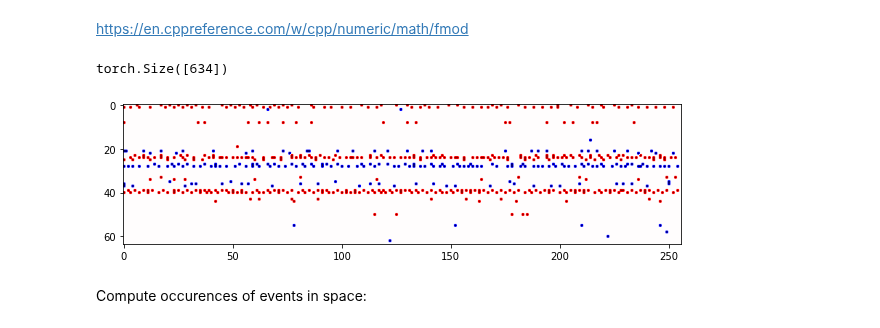
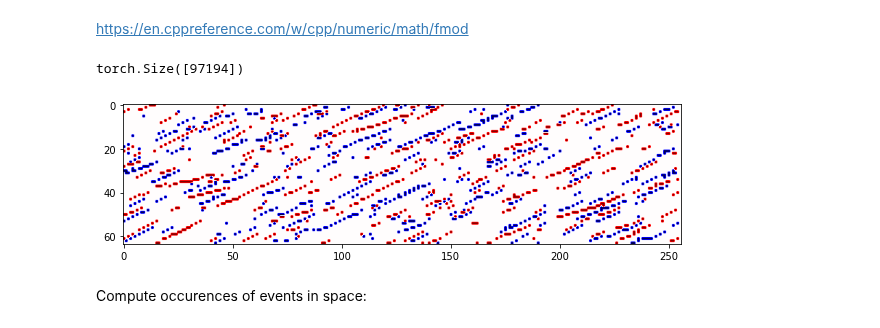
Before and after one commit to AntoineGrimaldi/aprovhots, a Jupyter notebook: notebook/2022-01-24_EMD.ipynb, the cells around one changed output. Cells and saved outputs as stored; diff of their text form; code cells hidden in the pictures.

```diff
--- a/notebook/2022-01-24_EMD.ipynb
+++ b/notebook/2022-01-24_EMD.ipynb
@@ -91,10 +62,9 @@ threshold = 0.1
 # %%
 It_ = It.copy()
-It_event = np.zeros((N_X, N_T))
+It_event = np.zeros((N_X, N_Y, N_T))
 for i_T in range(N_T-1):
-    It_event[:, i_T] = 1. * (It_[:, i_T] > threshold) - 1. * (It_[:, i_T] < -threshold)
-    It_[:, i_T+1] -= threshold * It_event[:, i_T]
-#It_event[:, -1] = 0
+    It_event[:, :, i_T] = 1. * (It_[:, :, i_T] > threshold) - 1. * (It_[:, :, i_T] < -threshold)
+    It_[:, :, i_T+1] -= threshold * It_event[:, :, i_T]
 # %%
 print(It_event.min(), It_event.max())
 print(It_.min(), It_.max())
@@ -245,4 +163,4 @@ tensor([[  0,  78,   1],
 # %%
-times, indices = torch.sort(events[:, 1])
+times, indices = torch.sort(events[:, 2])
 events = events[indices, :]
 # %%
@@ -294,21 +212,22 @@ plt.plot(x_, x)
 # %% [markdown]
 https://en.cppreference.com/w/cpp/numeric/math/fmod
 # %%
-u = 1.
-events_u = 1 * events.clone().detach()
-events_u[:, 0] = torch.remainder(events[:, 0] - u*N_X/N_T*events[:, 1], N_X)
+u, v = 1., 0.
+events_t = 1 * events.clone().detach()
+events_t[:, 0] = torch.remainder(events_t[:, 0] - u*events_t[:, 2], N_X)
+events_t[:, 1] = torch.remainder(events_t[:, 1] - v*events_t[:, 2], N_X)
 # %%
-events_u[:, 0].shape
+events_t[:, 0].shape
 # %% [output]
-torch.Size([634])
+torch.Size([97194])
 # %%
-It_event_ = torch.zeros((N_X, N_T))
-It_event_[events_u[:, 0], events_u[:, 1]] = 1. * events_u[:, 2]
+It_event_ = torch.zeros((N_X, N_Y, N_T))
+It_event_[events_t[:, 0], events_t[:, 1], events_t[:, 2]] = 1. * events_t[:, 3]
 # %%
 fig, ax = plt.subplots(figsize=(10,10))
-_ = ax.imshow(It_event_, cmap=plt.cm.seismic, vmin=-1, vmax=1)
+_ = ax.imshow(It_event_[:, 0, :], cmap=plt.cm.seismic, vmin=-1, vmax=1)
 # %% [output]
-[figure, old version]
+[figure, new version]
 # %% [markdown]
 Compute occurences of events in space:
 # %%
```
Also changed, not shown: parts of 76 cells of this notebook.
